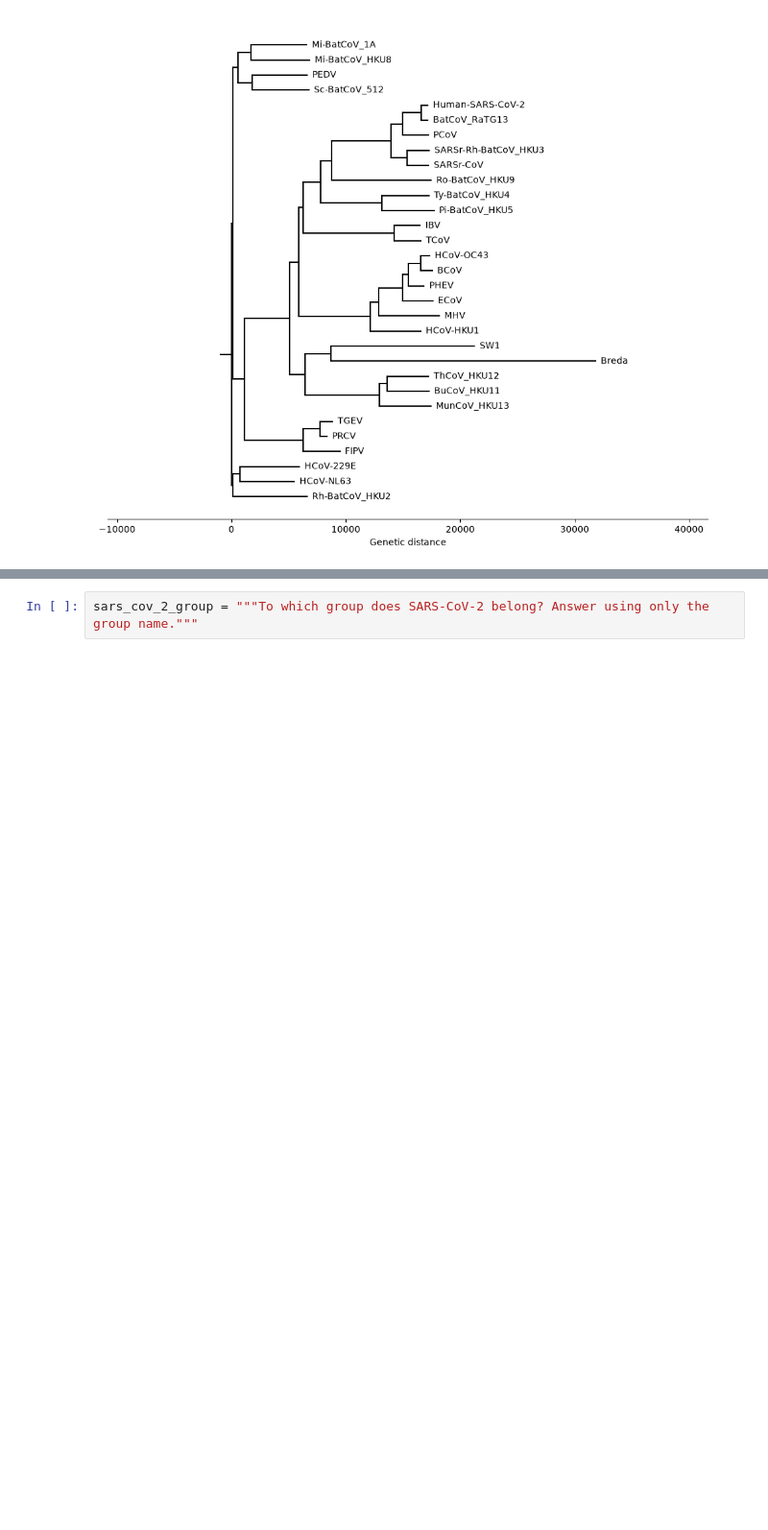
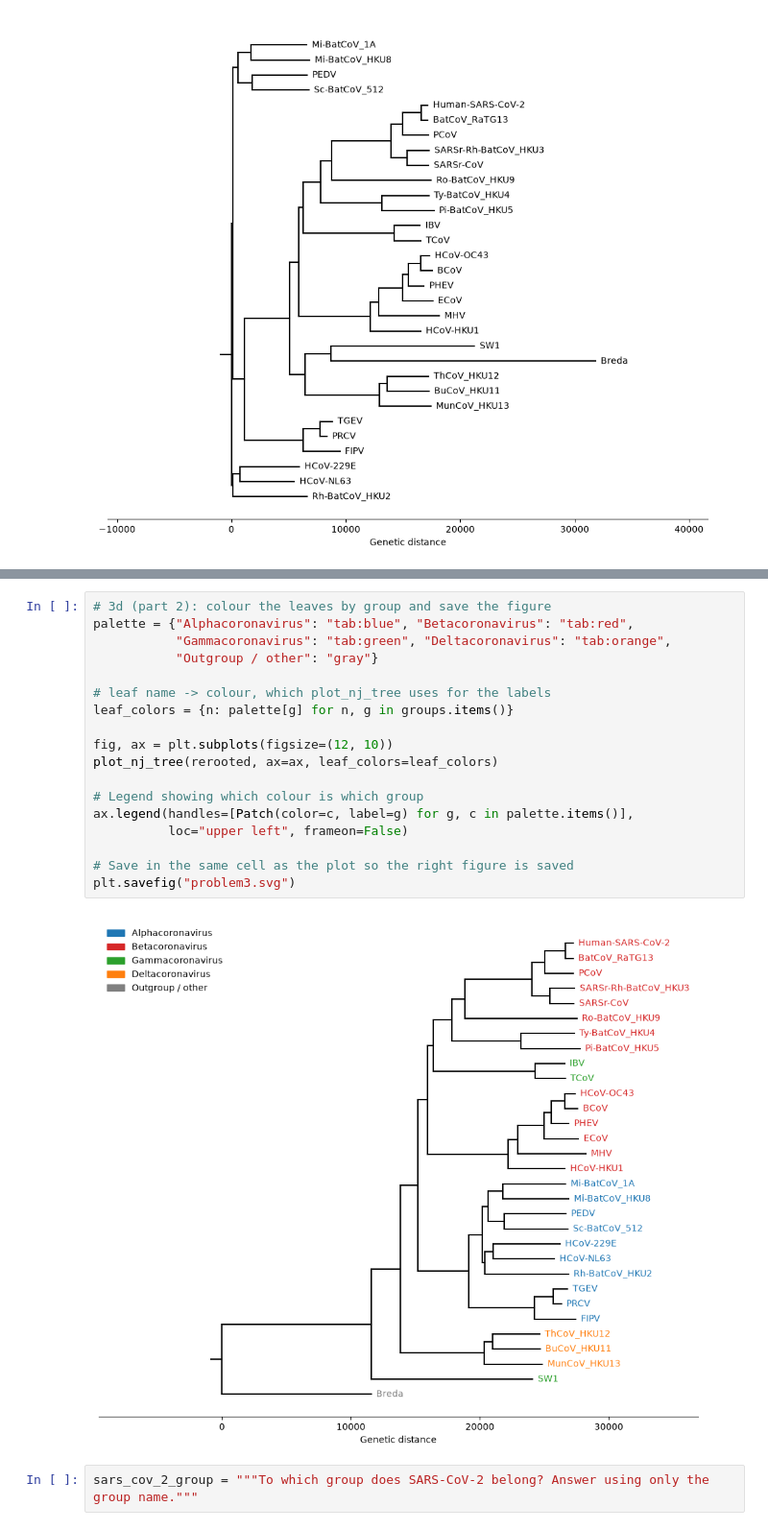
Before and after one commit to GenCipher/assign_phylo, a Jupyter notebook: phylo_workbook.ipynb, the cells around one changed output, grey strips where cells are left out. Shown at 96% size. Cells and saved outputs as stored; diff of their text form; blank space fills up the shorter version.

```diff
--- a/phylo_workbook.ipynb
+++ b/phylo_workbook.ipynb
@@ -182,3 +283,23 @@ outgroup depth from new root: 11561.15625
+# %%
+# 3d (part 2): colour the leaves by group and save the figure
+palette = {"Alphacoronavirus": "tab:blue", "Betacoronavirus": "tab:red",
+           "Gammacoronavirus": "tab:green", "Deltacoronavirus": "tab:orange",
+           "Outgroup / other": "gray"}
+
+# leaf name -> colour, which plot_nj_tree uses for the labels
+leaf_colors = {n: palette[g] for n, g in groups.items()}
+
+fig, ax = plt.subplots(figsize=(12, 10))
+plot_nj_tree(rerooted, ax=ax, leaf_colors=leaf_colors)
+
+# Legend showing which colour is which group
+ax.legend(handles=[Patch(color=c, label=g) for g, c in palette.items()],
+          loc="upper left", frameon=False)
+
+# Save in the same cell as the plot so the right figure is saved
+plt.savefig("problem3.svg")
+# %% [output]
+[figure, added]
 # %%
 sars_cov_2_group = """To which group does SARS-CoV-2 belong? Answer using only the group name."""
 # %%
```
Also changed, not shown: parts of 3 cells of this notebook, 1 other file.
